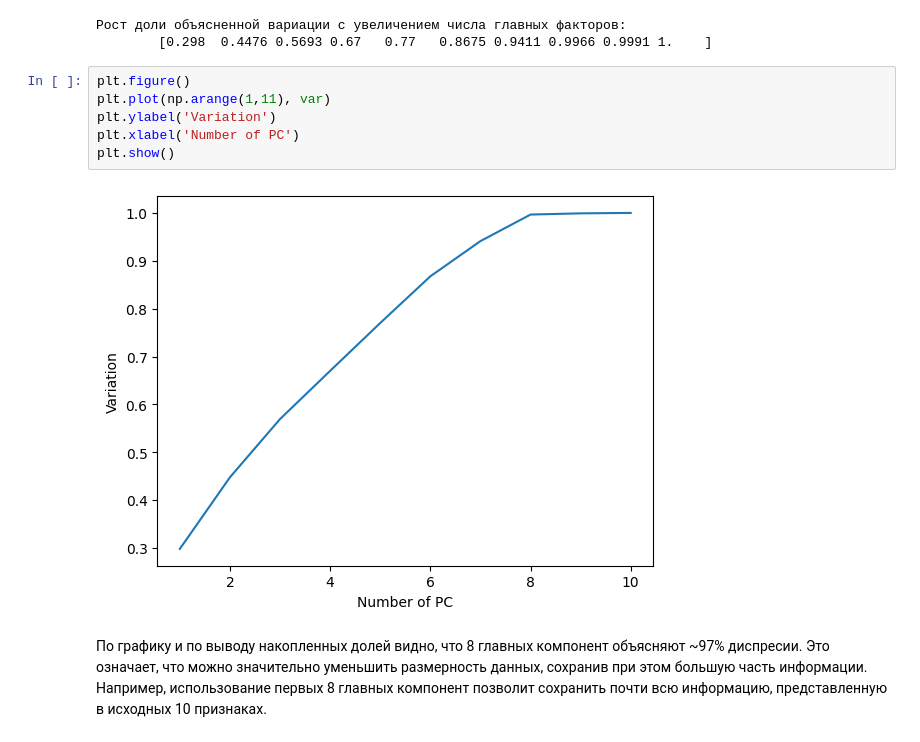
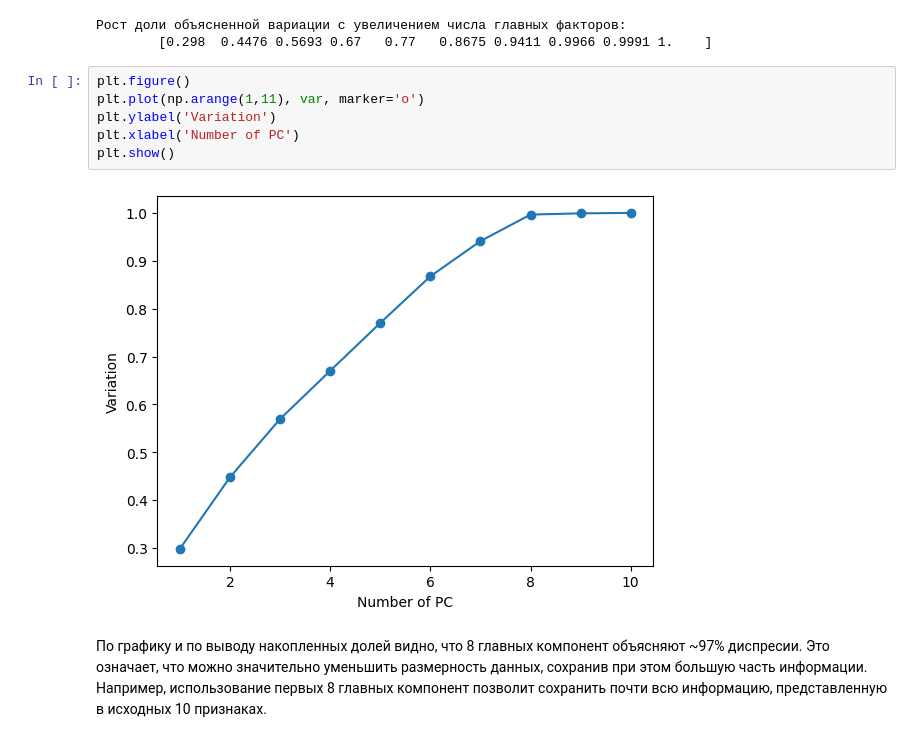
Before and after one commit to FREDY129053/AI_Systems_LABS, a Jupyter notebook: Lab_3_3.ipynb, the cells around one changed output. Drawn from its saved outputs; the diff is of its cells as text.

```diff
--- a/Lab_3_3.ipynb
+++ b/Lab_3_3.ipynb
@@ -105,12 +104,12 @@ print("Рост доли объясненной вариации с увелич
         [0.298  0.4476 0.5693 0.67   0.77   0.8675 0.9411 0.9966 0.9991 1.    ]
 # %%
 plt.figure()
-plt.plot(np.arange(1,11), var)
+plt.plot(np.arange(1,11), var, marker='o')
 plt.ylabel('Variation')
 plt.xlabel('Number of PC')
 plt.show()
 # %% [output]
-[figure, old version]
+[figure, new version]
 # %% [markdown]
 По графику и по выводу накопленных долей видно, что 8 главных компонент объясняют ~97% диспресии. Это означает, что можно значительно уменьшить размерность данных, сохранив при этом большую часть информации. Например, использование первых 8 главных компонент позволит сохранить почти всю информацию, представленную в исходных 10 признаках.
 # %% [markdown]
```
Also changed, not shown: parts of 10 cells of this notebook.
